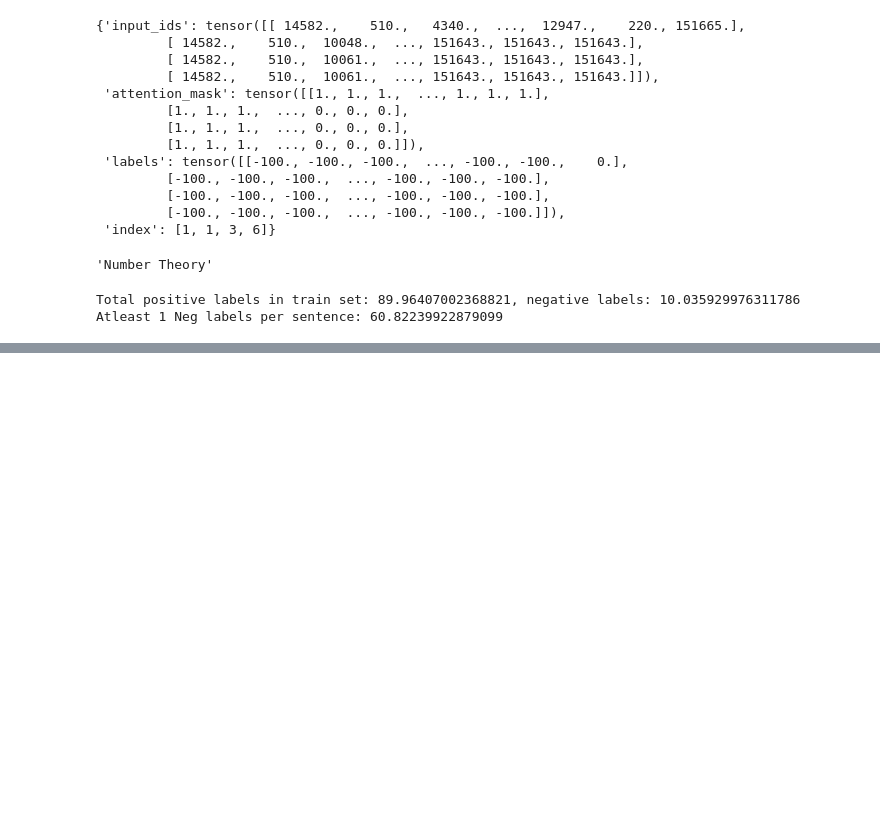
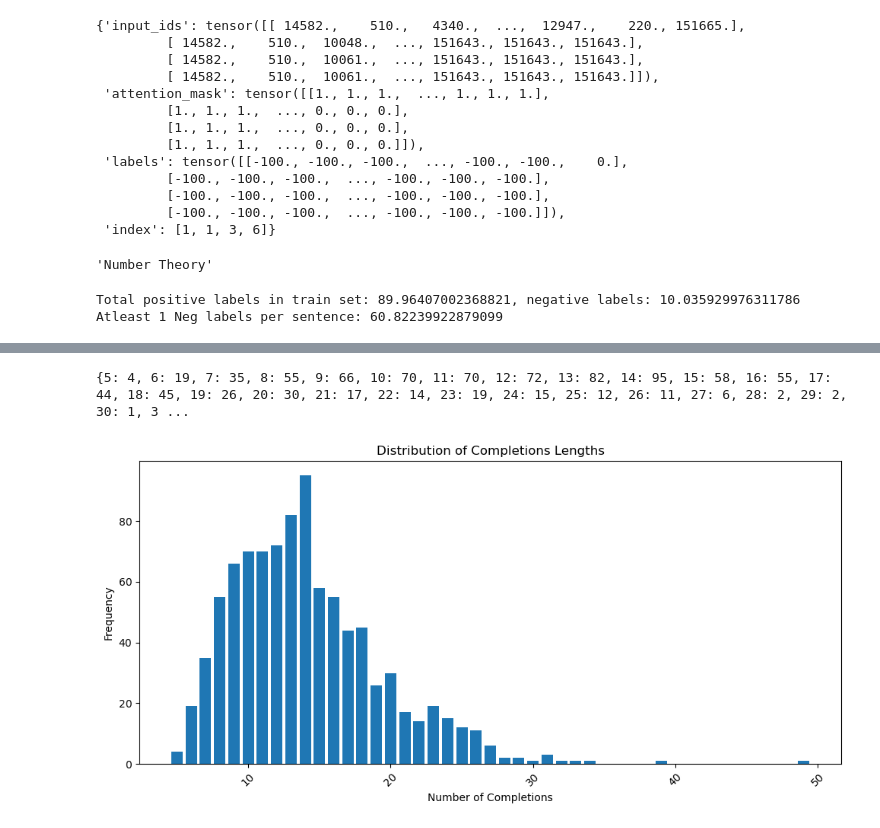
Before and after one commit to FrozenWolf-Cyber/Math-PRM, a Jupyter notebook: datagen.ipynb, the cells around one changed output, grey strips where cells are left out. Cells and saved outputs as stored; diff of their text form; code cells hidden in the pictures; blank space fills up the shorter version.

```diff
--- a/datagen.ipynb
+++ b/datagen.ipynb
@@ -954,0 +1036,20 @@ Atleast 1 Neg labels per sentence: 60.82239922879099
+# %%
+from collections import Counter
+counter = Counter(lengths)
+
+## sort the counter by key
+sorted_counter = dict(sorted(counter.items()))
+print(sorted_counter)
+
+import matplotlib.pyplot as plt
+plt.figure(figsize=(10, 5))
+plt.bar(sorted_counter.keys(), sorted_counter.values())
+plt.xlabel('Number of Completions')
+plt.ylabel('Frequency')
+plt.title('Distribution of Completions Lengths')
+plt.xticks(rotation=45)
+plt.tight_layout()
+plt.show()
+# %% [output]
+{5: 4, 6: 19, 7: 35, 8: 55, 9: 66, 10: 70, 11: 70, 12: 72, 13: 82, 14: 95, 15: 58, 16: 55, 17: 44, 18: 45, 19: 26, 20: 30, 21: 17, 22: 14, 23: 19, 24: 15, 25: 12, 26: 11, 27: 6, 28: 2, 29: 2, 30: 1, 3 ...
+[figure, added]
```
Also changed, not shown: parts of 17 cells of this notebook, 5 other files.
